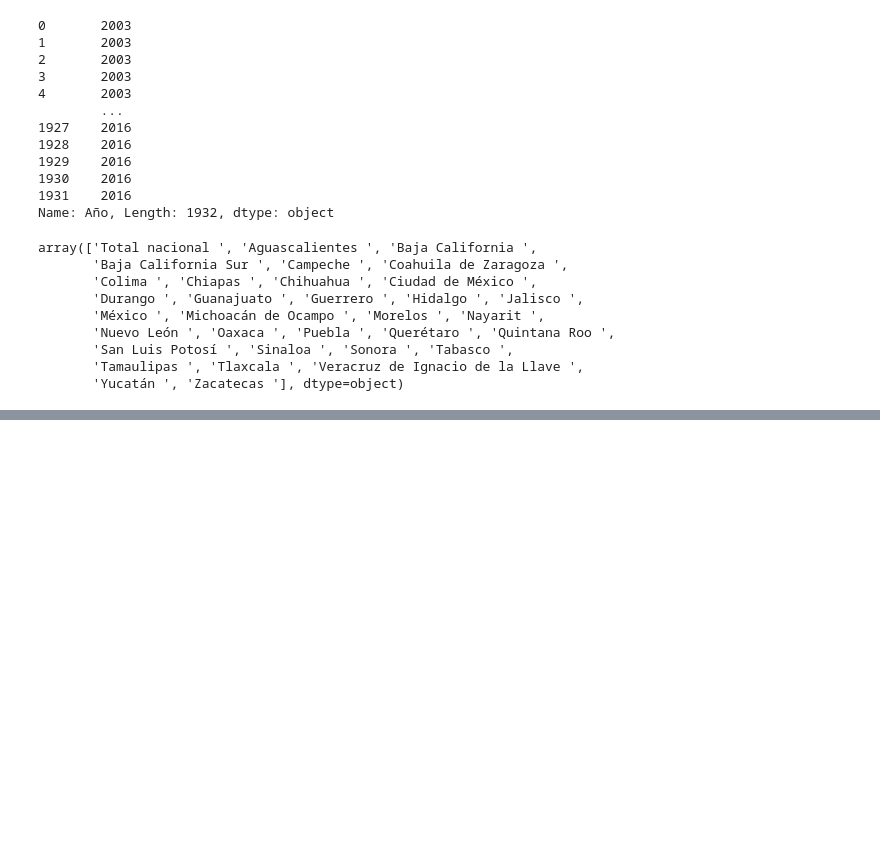
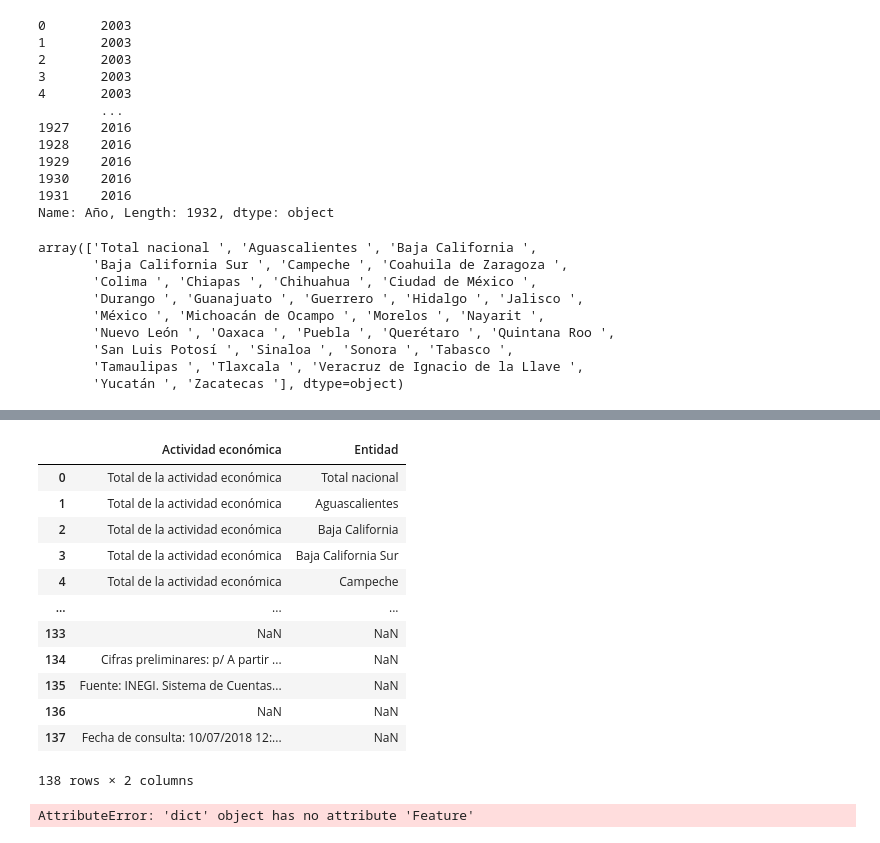
Before and after one commit to alexisalamea271828/pib_mexico, a Jupyter notebook: pruebas.ipynb, the cells around one changed output, grey strips where cells are left out. Saved outputs shown, nothing was run; the diff lists cells and outputs as text; code cells hidden in the pictures; blank space fills up the shorter version.

```diff
--- a/pruebas.ipynb
+++ b/pruebas.ipynb
@@ -130,0 +207,33 @@ array(['Total nacional ', 'Aguascalientes ', 'Baja California ',
+# %%
+archivo = 'Ejercicio Ingeniero de datos.xlsx'
+df_original = pd.read_excel(archivo, sheet_name='Ejercicio 1', header = 4)
+
+df_original = df_original.rename(columns={'2015p/': 2015})
+
+# Información sobre los estados: latitud y longitud
+informacion_estados = pd.read_csv("Latitud y longitud de los estados.txt", sep=",")
+informacion_estados = informacion_estados.sort_values(by="Entidad")
+informacion_estados = informacion_estados.reset_index(drop=True)
+
+#------------------------------------------------------------------------------------------------#
+# TRANSFORMACIÓN DE LOS DATOS
+# Redefinición del dataframe
+df_original = df_original.iloc[:132,:]
+
+# Crosstable
+df_original = pd.melt(df_original, id_vars=['Actividad económica', 'Entidad','Concepto'],
+                    value_vars=[2003, 2004, 2005, 2006, 2007, 2008, 2009, 2010, 2011, 2012, 2013, 2014, 2015, 2016],
+                    ignore_index=True,
+                    var_name='Año',
+                    value_name='PIB')
+
+# Cambiar el formato a la columna año
+df_original['Año'] = df_original['Año'].astype('int64')
+
+# Quitar los espacios en blanco al inicio y al final de la columna de entidades
+df_original['Entidad'] = df_original['Entidad'].str.strip()
+
+# Unión con la latitud y longitud de los estados
+df_original.merge(informacion_estados, on='Entidad', how='left')
+
+df = df_original[['Actividad económica', 'Entidad','Año','PIB']]
@@ -130,0 +305,17 @@ array(['Total nacional ', 'Aguascalientes ', 'Baja California ',
+# %%
+df_2 = df[['Actividad económica', 'Entidad']]
+df_2
+# %% [output]
+|  | Actividad económica | Entidad |
+| 0 | Total de la actividad económica | Total nacional |
+| 1 | Total de la actividad económica | Aguascalientes |
+| 2 | Total de la actividad económica | Baja California |
+| 3 | Total de la actividad económica | Baja California Sur |
+| 4 | Total de la actividad económica | Campeche |
+| ... | ... | ... |
+| 133 | NaN | NaN |
+| 134 | Cifras preliminares: p/ A partir ... | NaN |
+| 135 | Fuente: INEGI. Sistema de Cuentas... | NaN |
+| 136 | NaN | NaN |
+| 137 | Fecha de consulta: 10/07/2018 12:... | NaN |
+138 rows × 2 columns
@@ -130,0 +341,4 @@ array(['Total nacional ', 'Aguascalientes ', 'Baja California ',
+# %%
+mx_regions_geo.Feature
+# %% [output]
+AttributeError: 'dict' object has no attribute 'Feature'
```
Also changed, not shown: parts of 10 cells of this notebook, 5 other files.
